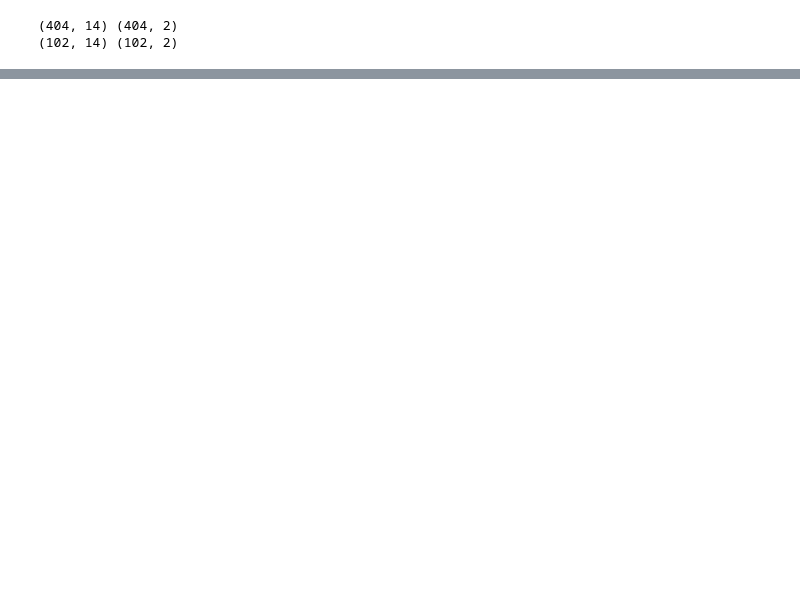
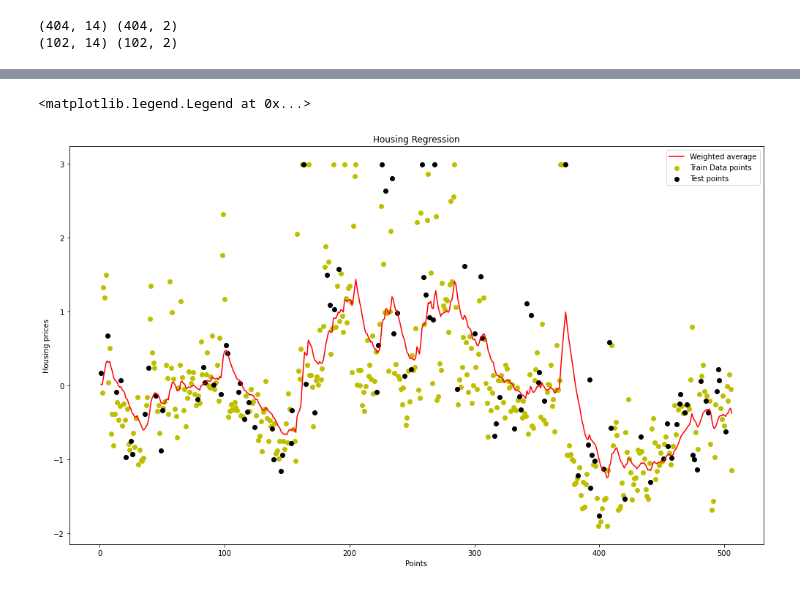
Before and after one commit to usuallyunusual/ML_Mini_Projects, a Jupyter notebook: Linear Regression/Linear Regression.ipynb, the cells around one changed output, grey strips where cells are left out. Saved outputs shown, nothing was run; the diff lists cells and outputs as text; code cells hidden in the pictures; blank space fills up the shorter version.

Commit message:
Add make_regression and finish linear regression

```diff
--- a/Linear Regression/Linear Regression.ipynb
+++ b/Linear Regression/Linear Regression.ipynb
@@ -282,0 +347,20 @@ plt.show()
+# %%
+v = 0
+beta = 0.92
+avg = list()
+for i in target_norm.values[:,1]:
+    v = (beta*v)+((1-beta)*i)
+    avg.append(v)
+# %%
+fig = plt.figure(figsize = (17,10))
+ax = fig.add_subplot(111)
+ax.set_ylabel("Housing prices")
+ax.set_xlabel("Points")
+plt.title("Housing Regression")
+ax.scatter(X_train["id"],Y_train.iloc[:,1:],c = "y",label = "Train Data points")
+ax.scatter(X_test["id"],Y_test.iloc[:,1:],c = "k",label = "Test points")
+ax.plot(target_norm.iloc[:,0],avg,c = "r",label = "Weighted average")
+ax.legend()
+# %% [output]
+<matplotlib.legend.Legend at 0x...>
+[figure, added]
```
Also changed, not shown: parts of 25 cells of this notebook.
